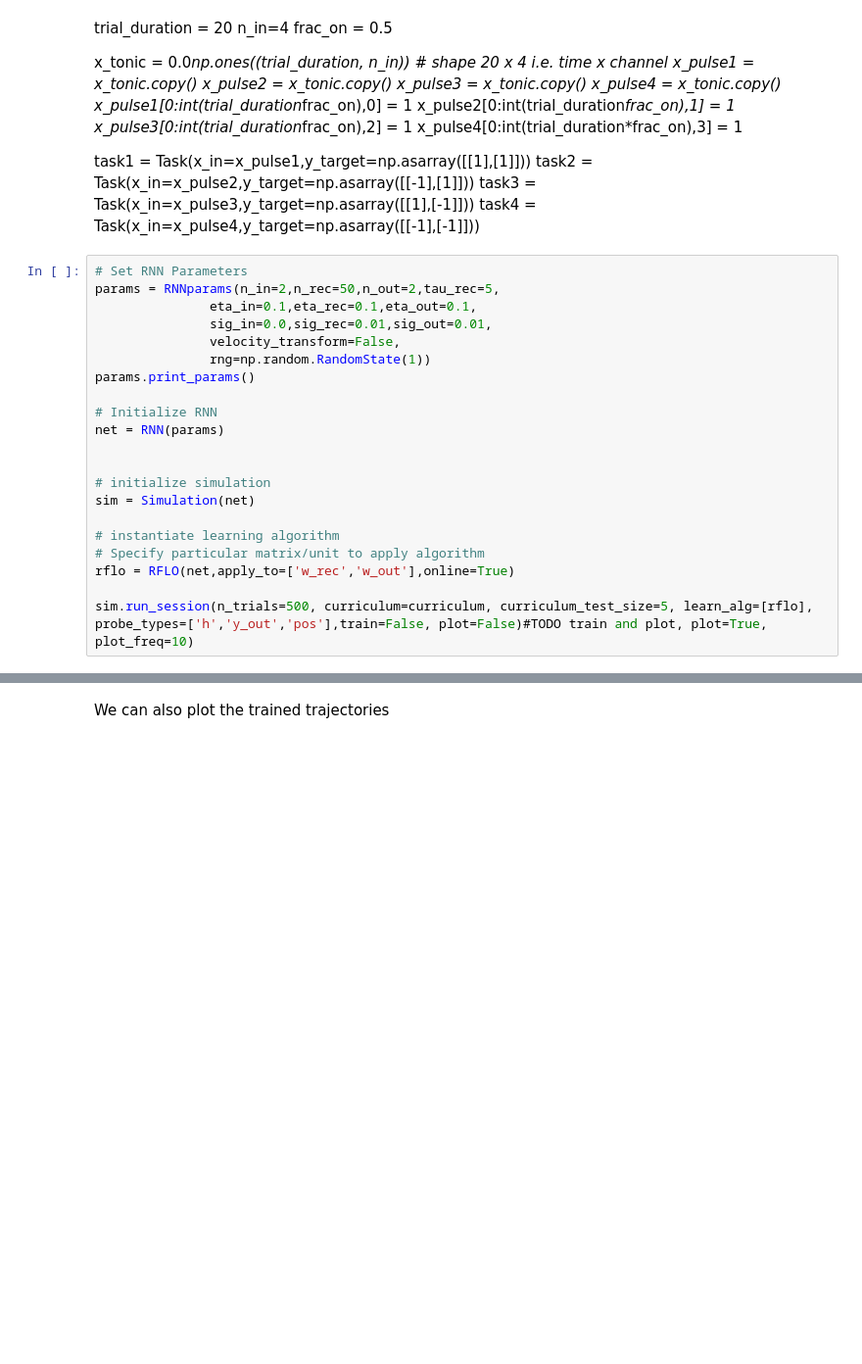
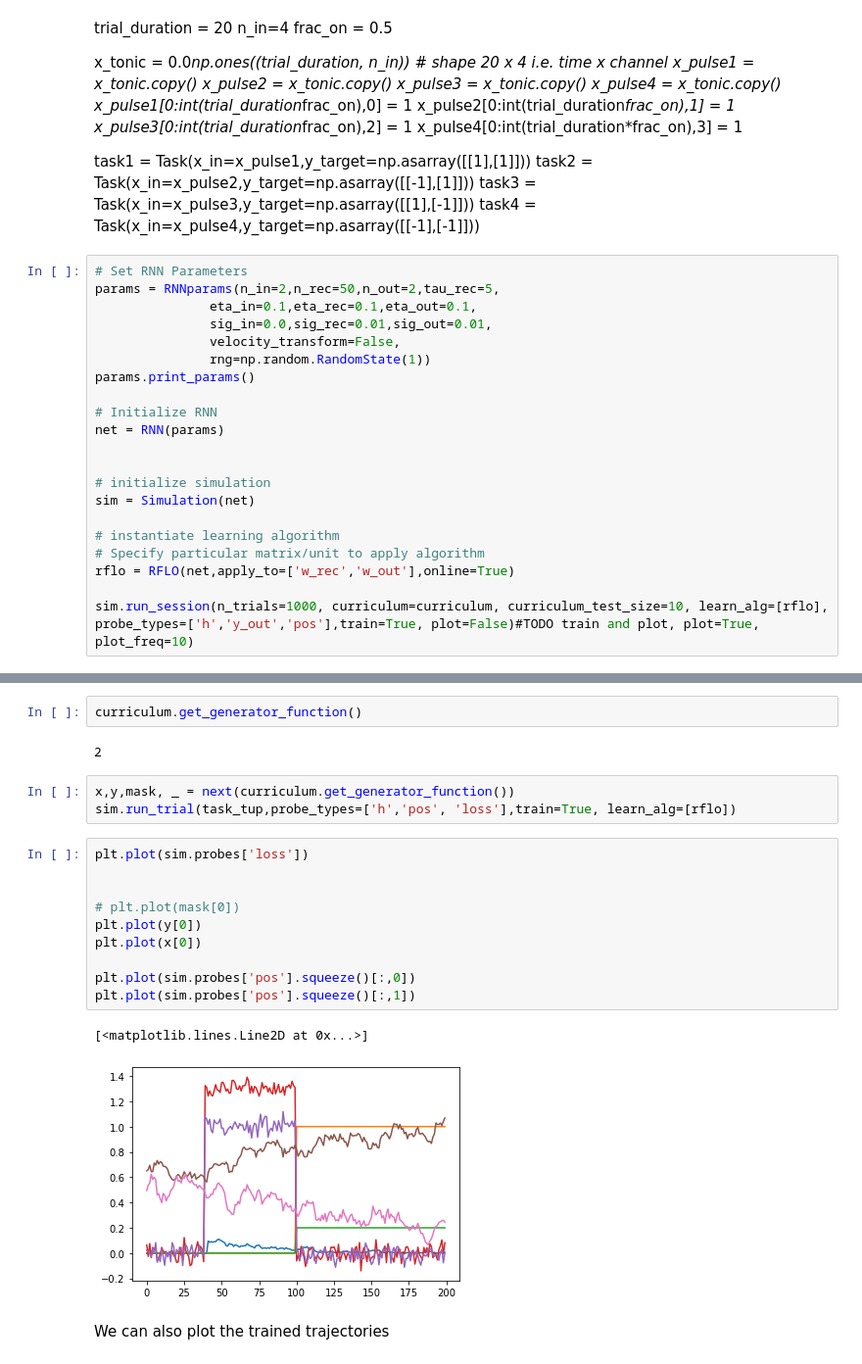
Before and after one commit to jacobfulano/rnn-learning, a Jupyter notebook: psychrnn-testing/Example1-RFLO.ipynb, the cells around one changed output, grey strips where cells are left out. Shown at 98% size. Saved outputs shown, nothing was run; the diff lists cells and outputs as text; blank space fills up the shorter version.

Commit message:
curriculum works

```diff
--- a/psychrnn-testing/Example1-RFLO.ipynb
+++ b/psychrnn-testing/Example1-RFLO.ipynb
@@ -195,7 +218,7 @@ sim = Simulation(net)
 # Specify particular matrix/unit to apply algorithm
 rflo = RFLO(net,apply_to=['w_rec','w_out'],online=True)
 
-sim.run_session(n_trials=500, curriculum=curriculum, curriculum_test_size=5, learn_alg=[rflo], probe_types=['h','y_out','pos'],train=False, plot=False)#TODO train and plot, plot=True, plot_freq=10)
+sim.run_session(n_trials=1000, curriculum=curriculum, curriculum_test_size=10, learn_alg=[rflo], probe_types=['h','y_out','pos'],train=True, plot=False)#TODO train and plot, plot=True, plot_freq=10)
 # %% [output]
 n_in: 2
 n_rec: 50
@@ -217,3 +241,23 @@ rng: RandomState(MT19937)
+# %%
+curriculum.get_generator_function()
+# %% [output]
+2
+# %%
+x,y,mask, _ = next(curriculum.get_generator_function())
+sim.run_trial(task_tup,probe_types=['h','pos', 'loss'],train=True, learn_alg=[rflo])
+# %%
+plt.plot(sim.probes['loss'])
+
+
+# plt.plot(mask[0])
+plt.plot(y[0])
+plt.plot(x[0])
+
+plt.plot(sim.probes['pos'].squeeze()[:,0])
+plt.plot(sim.probes['pos'].squeeze()[:,1])
+# %% [output]
+[<matplotlib.lines.Line2D at 0x...>]
+[figure, added]
 # %% [markdown]
 We can also plot the trained trajectories
 # %%
```
Also changed, not shown: parts of 5 cells of this notebook.
